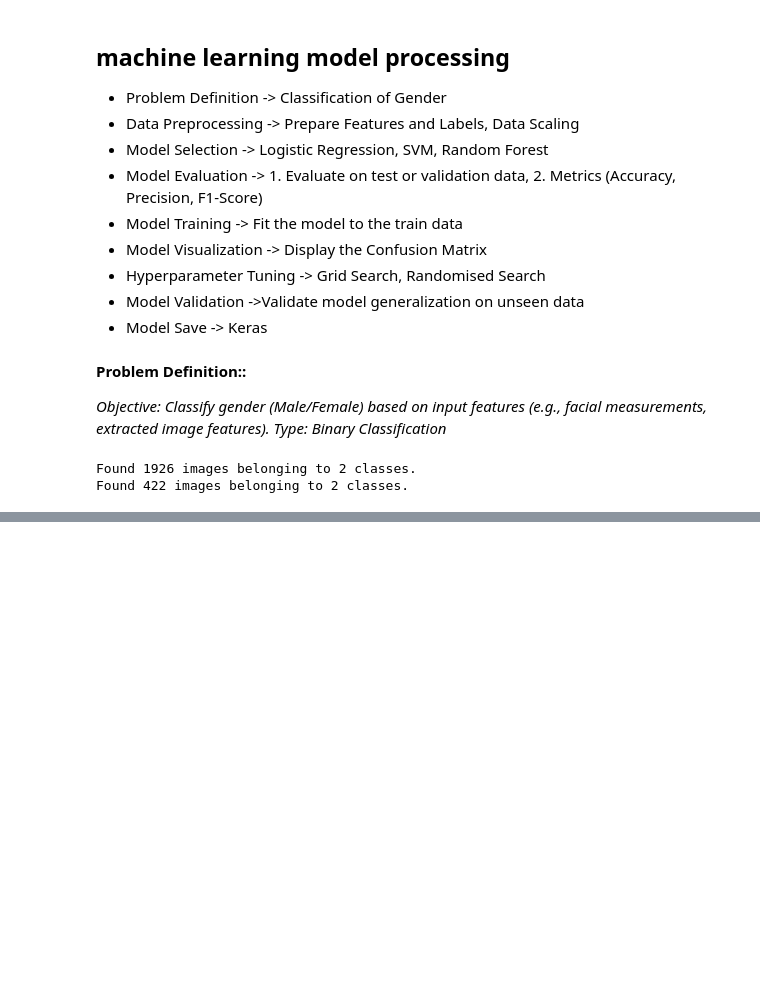
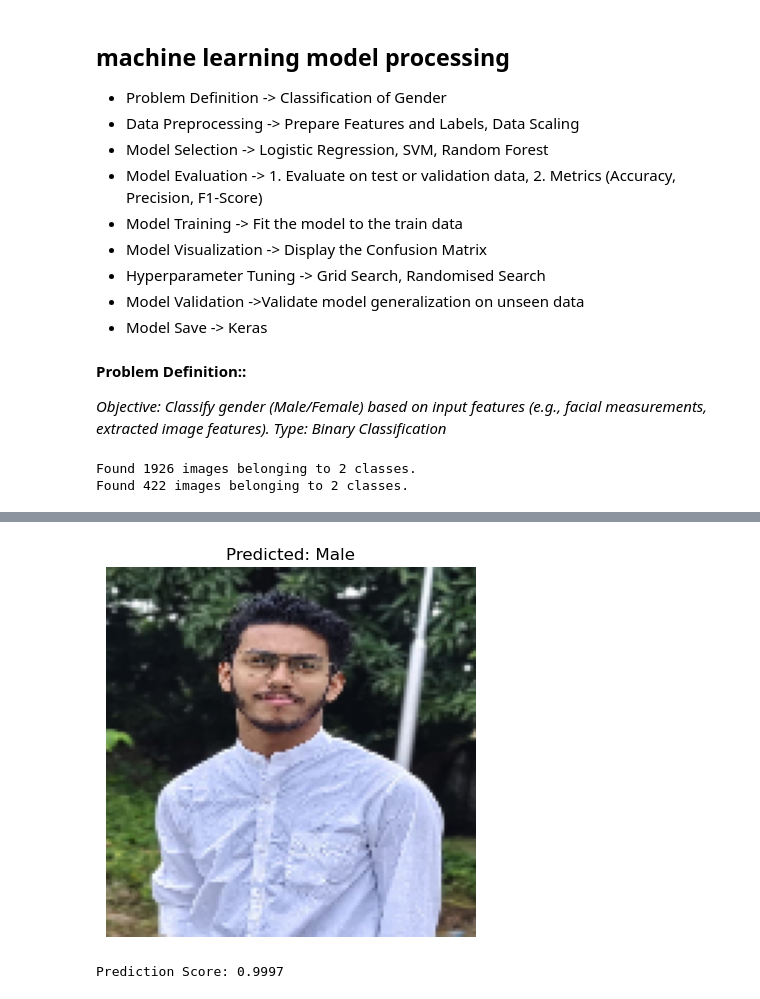
Before and after one commit to Arkadeep01/COMSYS_PROJECT, a Jupyter notebook: Gender_Classification/Gender_Classification.ipynb, the cells around one changed output, grey strips where cells are left out. Cells and saved outputs as stored; diff of their text form; code cells hidden in the pictures; blank space fills up the shorter version.

Commit message:
uploading final model training file

```diff
--- a/Gender_Classification/Gender_Classification.ipynb
+++ b/Gender_Classification/Gender_Classification.ipynb
@@ -229,0 +273,25 @@ print("✅ Best tuned model loaded from: final_best_gender_model.h5")
+# %%
+from tensorflow.keras.preprocessing import image
+
+# 1. Load the trained model
+model = load_model("final_best_gender_model.h5")
+
+# 2. Load and preprocess a test image
+img_path = r"C:\Users\LENOVO\OneDrive\AICTE\COMSYS Projects\Gender Classification\Profile.jpeg"  # 🔁 Replace with your image path
+img = image.load_img(img_path, target_size=(128, 128))
+img_array = image.img_to_array(img) / 255.0
+img_array = np.expand_dims(img_array, axis=0)  # shape: (1, 128, 128, 3)
+
+# 3. Predict
+pred = model.predict(img_array)
+gender = "Male" if pred[0][0] > 0.5 else "Female"
+
+# 4. Display result
+plt.imshow(img)
+plt.axis("off")
+plt.title(f"Predicted: {gender}")
+plt.show()
+
+# 5. Print raw confidence
+print(f"Prediction Score: {pred[0][0]:.4f}")
+# %% [output]
@@ -229,0 +300,2 @@ print("✅ Best tuned model loaded from: final_best_gender_model.h5")
+[figure, added]
+Prediction Score: 0.9997
```
Also changed, not shown: parts of 11 cells of this notebook.
